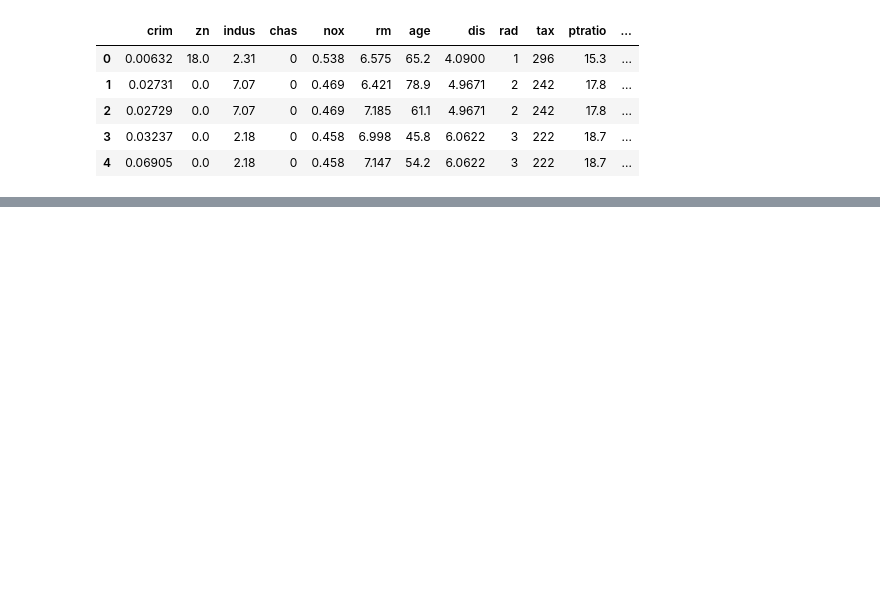
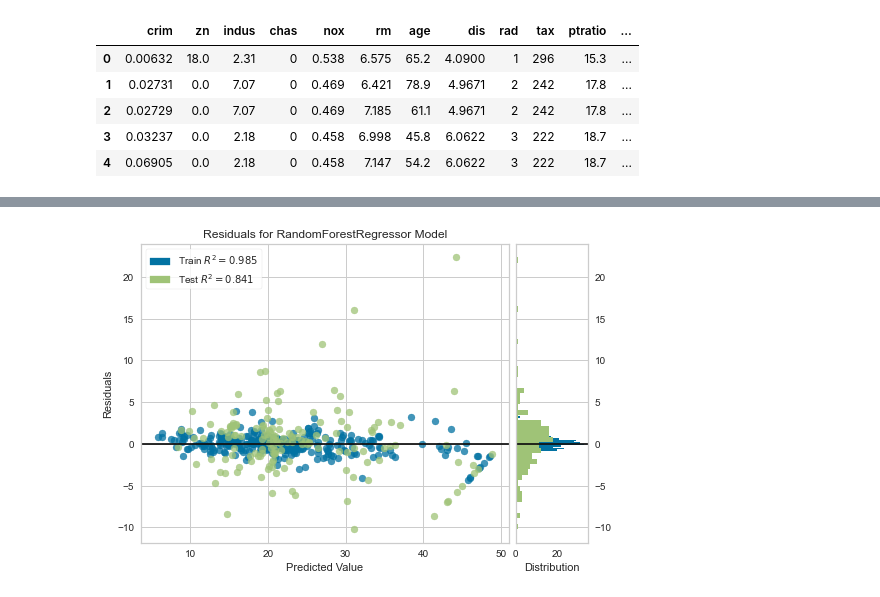
Before and after one commit to Pippippi3104/2020_PythonTest, a Jupyter notebook: src/PyCaret_test001.ipynb, the cells around one changed output, grey strips where cells are left out. Drawn from its saved outputs; the diff is of its cells as text; code cells hidden in the pictures; blank space fills up the shorter version.

```diff
--- a/src/PyCaret_test001.ipynb
+++ b/src/PyCaret_test001.ipynb
@@ -10,0 +62,2 @@ boston_data = get_data('boston')
+# %%
+rf = create_model('rf')
@@ -10,0 +82,3 @@ boston_data = get_data('boston')
+# %%
+tuned_rf = rf
+tuned_rf.get_params
@@ -10,0 +93,4 @@ boston_data = get_data('boston')
+# %%
+plot_model(tuned_rf)
+# %% [output]
+[figure, added]
```
Also changed, not shown: parts of 8 cells of this notebook, 7 other files.
